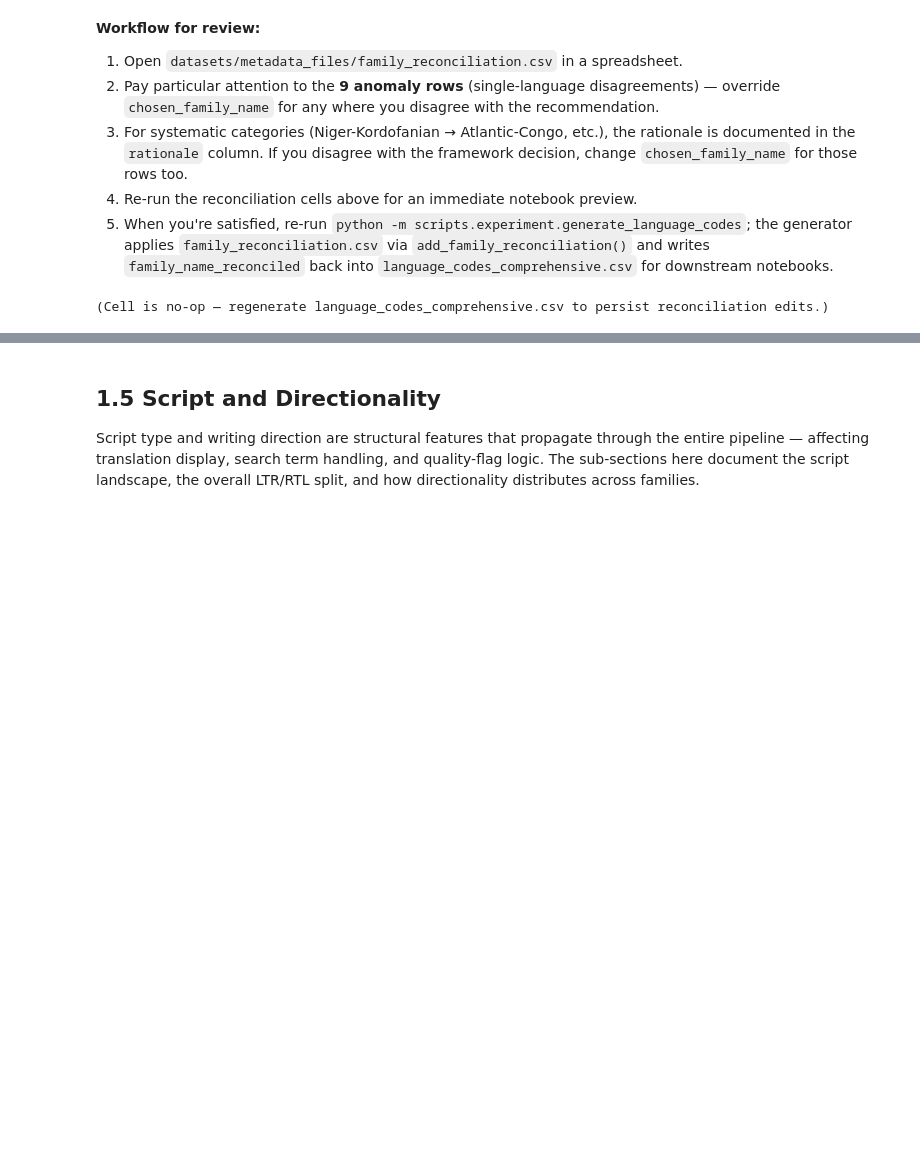
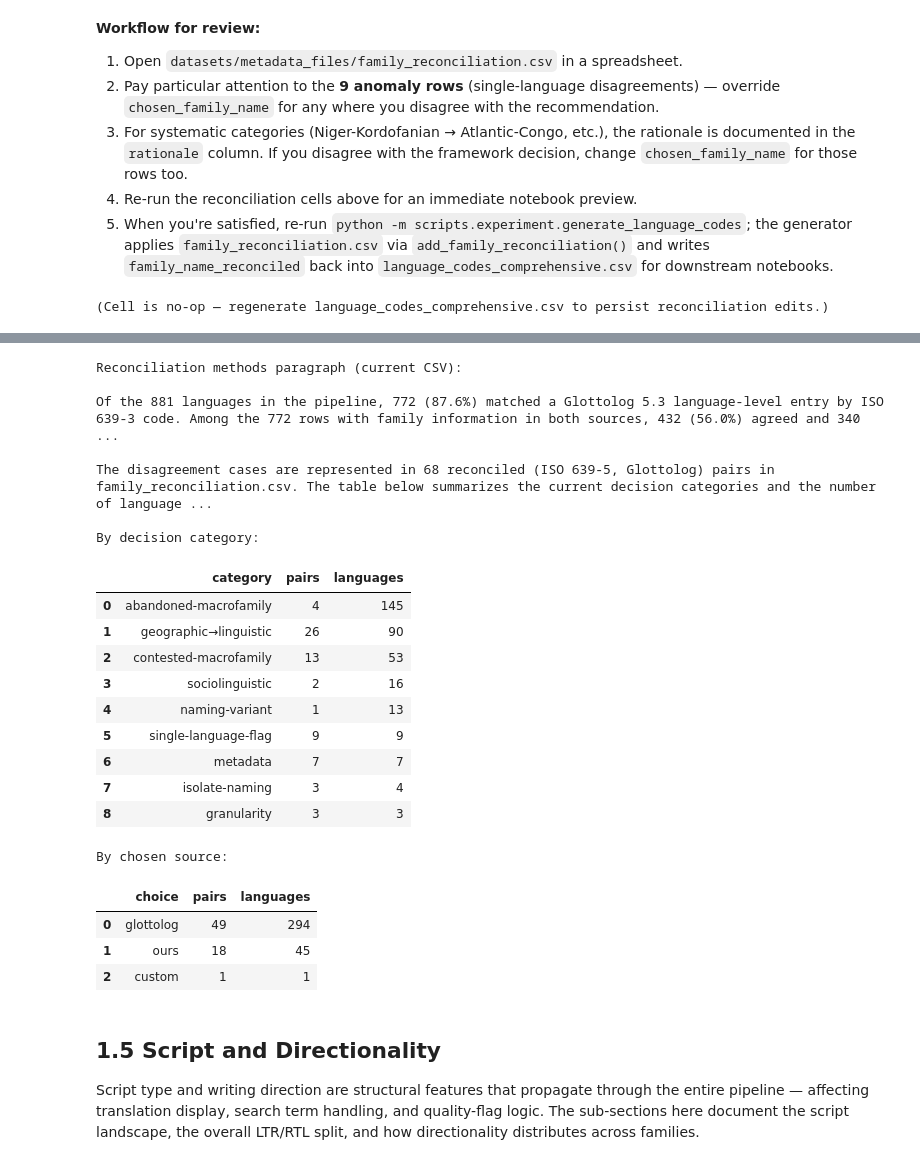
Before and after one commit to CodingDH/translation-transmogrification-pipeline, a Jupyter notebook: notebooks/01_language_exploration.ipynb, the cells around one changed output, grey strips where cells are left out. Saved outputs shown, nothing was run; the diff lists cells and outputs as text; code cells hidden in the pictures; blank space fills up the shorter version.

```diff
--- a/notebooks/01_language_exploration.ipynb
+++ b/notebooks/01_language_exploration.ipynb
@@ -1721,3 +1915,70 @@ In 18 disagreement pairs (45 languages), we retained the ISO 639-5 classificatio
+# %%
+matched = compared[compared["glottolog_family"].notna()].copy()
+n_total = len(compared)
+n_matched = len(matched)
+n_unmatched = n_total - n_matched
+n_compared = len(valid)
+n_agree = int(valid["agree"].sum())
+n_disagree = n_compared - n_agree
+
+category_summary = (
+    recon.groupby("category")
+    .agg(pairs=("n_languages", "count"), languages=("n_languages", "sum"))
+    .sort_values("languages", ascending=False)
+    .reset_index()
+)
+choice_summary = (
+    recon.groupby("choice")
+    .agg(pairs=("n_languages", "count"), languages=("n_languages", "sum"))
+    .sort_values("languages", ascending=False)
+    .reset_index()
+)
+
+print("Reconciliation methods paragraph (current CSV):")
+print()
+print(
+    f"Of the {n_total:,} languages in the pipeline, {n_matched:,} "
+    f"({n_matched / n_total * 100:.1f}%) matched a Glottolog 5.3 language-level "
+    f"entry by ISO 639-3 code. Among the {n_compared:,} rows with family information "
+    f"in both sources, {n_agree:,} ({n_agree / n_compared * 100:.1f}%) agreed and "
+    f"{n_disagree:,} ({n_disagree / n_compared * 100:.1f}%) differed. The "
+    f"{n_unmatched:,} unmatched rows are predominantly macrolanguages, Wikimedia-specific "
+    f"identifiers, and cases where Glottolog catalogs the language at a different level."
+)
+print()
+print(
+    f"The disagreement cases are represented in {len(recon):,} reconciled "
+    f"(ISO 639-5, Glottolog) pairs in family_reconciliation.csv. The table below "
+    f"summarizes the current decision categories and the number of language rows affected."
+)
+print()
+print("By decision category:")
+display(category_summary)
+print("By chosen source:")
+display(choice_summary)
+# %% [output]
+Reconciliation methods paragraph (current CSV):
+
+Of the 881 languages in the pipeline, 772 (87.6%) matched a Glottolog 5.3 language-level entry by ISO 639-3 code. Among the 772 rows with family information in both sources, 432 (56.0%) agreed and 340 ...
+
+The disagreement cases are represented in 68 reconciled (ISO 639-5, Glottolog) pairs in family_reconciliation.csv. The table below summarizes the current decision categories and the number of language ...
+
+By decision category:
+|  | category | pairs | languages |
+| 0 | abandoned-macrofamily | 4 | 145 |
+| 1 | geographic→linguistic | 26 | 90 |
+| 2 | contested-macrofamily | 13 | 53 |
+| 3 | sociolinguistic | 2 | 16 |
+| 4 | naming-variant | 1 | 13 |
+| 5 | single-language-flag | 9 | 9 |
+| 6 | metadata | 7 | 7 |
+| 7 | isolate-naming | 3 | 4 |
+| 8 | granularity | 3 | 3 |
+By chosen source:
+|  | choice | pairs | languages |
+| 0 | glottolog | 49 | 294 |
+| 1 | ours | 18 | 45 |
+| 2 | custom | 1 | 1 |
 # %% [markdown]
 ## 1.5 Script and Directionality
 
```
Also changed, not shown: parts of 37 cells of this notebook, 3 other files.
